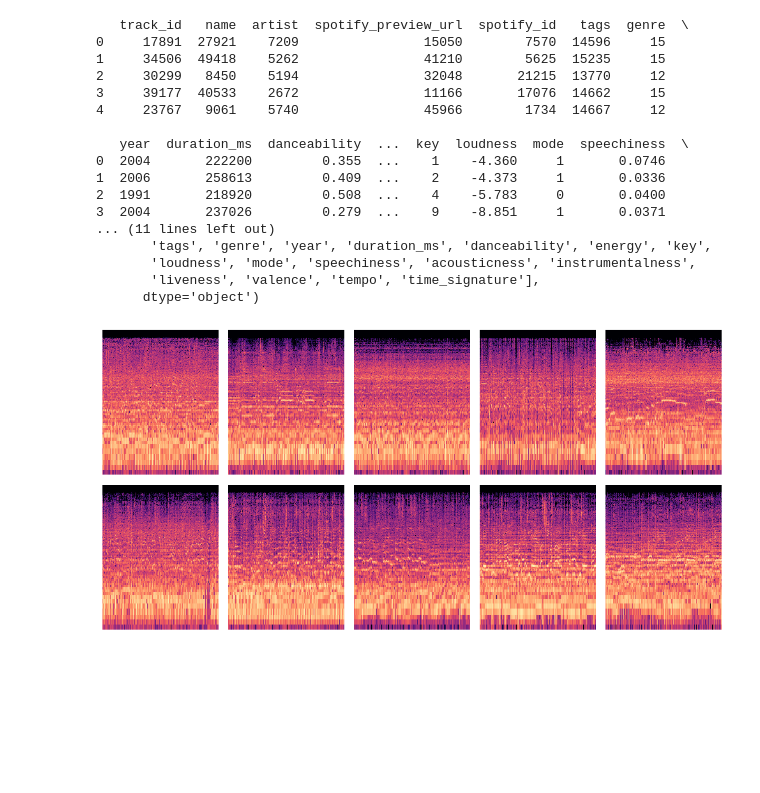
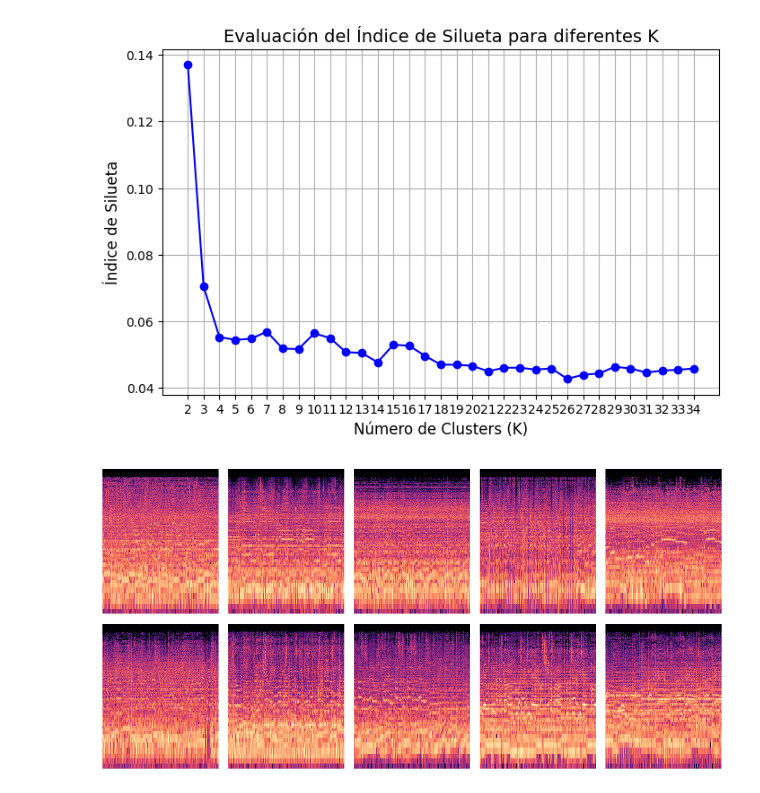
Before and after one commit to OchoaErick/Ochoa-Paz-Erick---SIS420, a Jupyter notebook: Lab5/Codigo.ipynb, the cells around one changed output. Drawn from its saved outputs; the diff is of its cells as text; code cells hidden in the pictures; blank space fills up the shorter version.

```diff
--- a/Lab5/Codigo.ipynb
+++ b/Lab5/Codigo.ipynb
@@ -47,8 +48,9 @@ for col in df.select_dtypes(include=['object']).columns:
     df[col] = le.fit_transform(df[col])
 
 # Separar características (X) y etiqueta (y)
-X = df.iloc[:, :-1].values   # Todas menos la última columna
-y = df.iloc[:, -1].values    # Última columna (la etiqueta)
+X = df.drop(columns=["genre"]).values  # Todas las columnas excepto 'genre'
+y = df["genre"].values                 # Solo la columna 'genre' como etiqueta
+
 
 # 3. Normalizar o estandarizar las características (X)
 scaler = StandardScaler()
@@ -59,6 +61,25 @@ X_train, X_test, y_train, y_test = train_test_split(
     X_scaled, y, test_size=0.2, random_state=42)
 
 # Ahora puedes continuar con el modelo de KMeans u otro algoritmo
+# %%
+silhouette_scores = []
+
+for k in range(2, 35):
+    kmeans = KMeans(n_clusters=k, random_state=42)
+    labels = kmeans.fit_predict(X_train)
+    score = silhouette_score(X_train, labels)
+    silhouette_scores.append(score)
+# %%
+plt.figure(figsize=(8, 5))
+plt.plot(range(2, 35), silhouette_scores, 'bo-')
+plt.xlabel("Número de Clusters (K)", fontsize=12)
+plt.ylabel("Índice de Silueta", fontsize=12)
+plt.title("Evaluación del Índice de Silueta para diferentes K", fontsize=14)
+plt.grid(True)
+plt.xticks(range(2, 35))
+plt.show()
+# %% [output]
+[figure, added]
 # %%
 from sklearn.cluster import KMeans
 
@@ -68,27 +90,6 @@ X_digits_dist = kmeans.fit_transform(X_train)
 # %%
 idxs = np.argmin(X_digits_dist, axis=0)
 X_representative_digits = X_train[idxs]  # Sin .values
-# %%
-print(df.head())  # Muestra las primeras filas del DataFrame
-print(df.columns)  # Muestra los nombres de las columnas
-# %% [output]
-   track_id   name  artist  spotify_preview_url  spotify_id   tags  genre  \
-0     17891  27921    7209                15050        7570  14596     15
-1     34506  49418    5262                41210        5625  15235     15
-2     30299   8450    5194                32048       21215  13770     12
-3     39177  40533    2672                11166       17076  14662     15
-4     23767   9061    5740                45966        1734  14667     12
-
-   year  duration_ms  danceability  ...  key  loudness  mode  speechiness  \
-0  2004       222200         0.355  ...    1    -4.360     1       0.0746
-1  2006       258613         0.409  ...    2    -4.373     1       0.0336
-2  1991       218920         0.508  ...    4    -5.783     0       0.0400
-3  2004       237026         0.279  ...    9    -8.851     1       0.0371
-... (11 lines left out)
-       'tags', 'genre', 'year', 'duration_ms', 'danceability', 'energy', 'key',
-       'loudness', 'mode', 'speechiness', 'acousticness', 'instrumentalness',
-       'liveness', 'valence', 'tempo', 'time_signature'],
-      dtype='object')
 # %%
 import librosa
 import librosa.display
```
Also changed, not shown: parts of 8 cells of this notebook, 1 other file.
